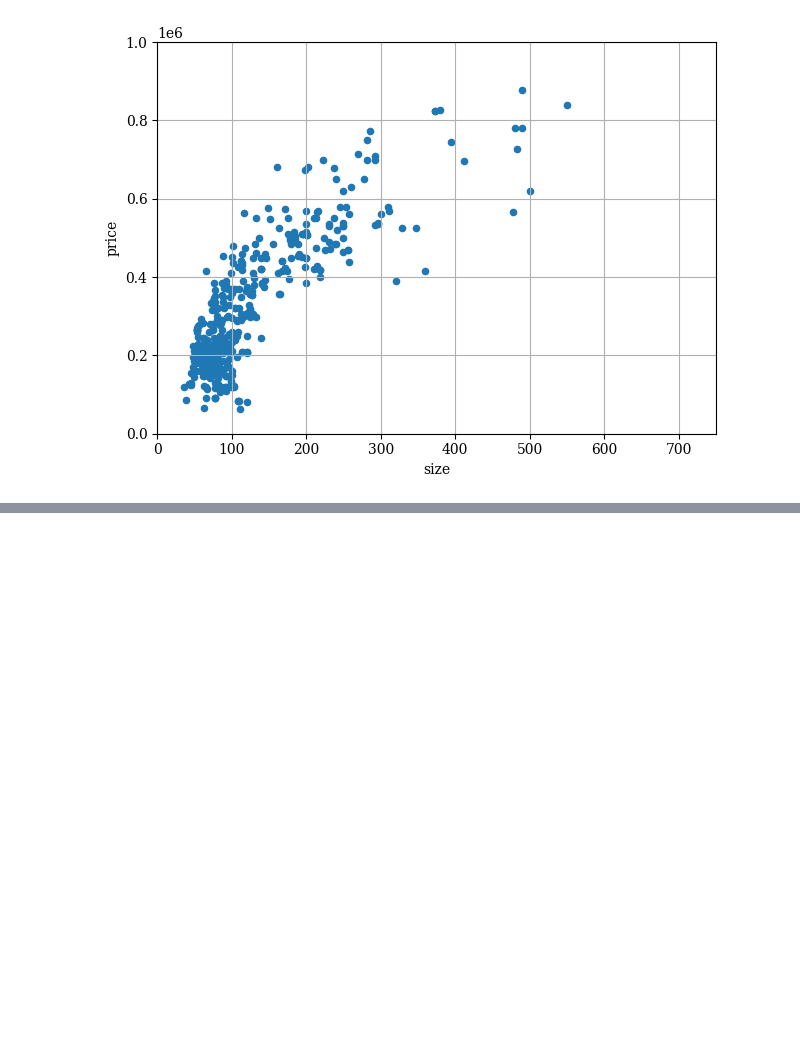
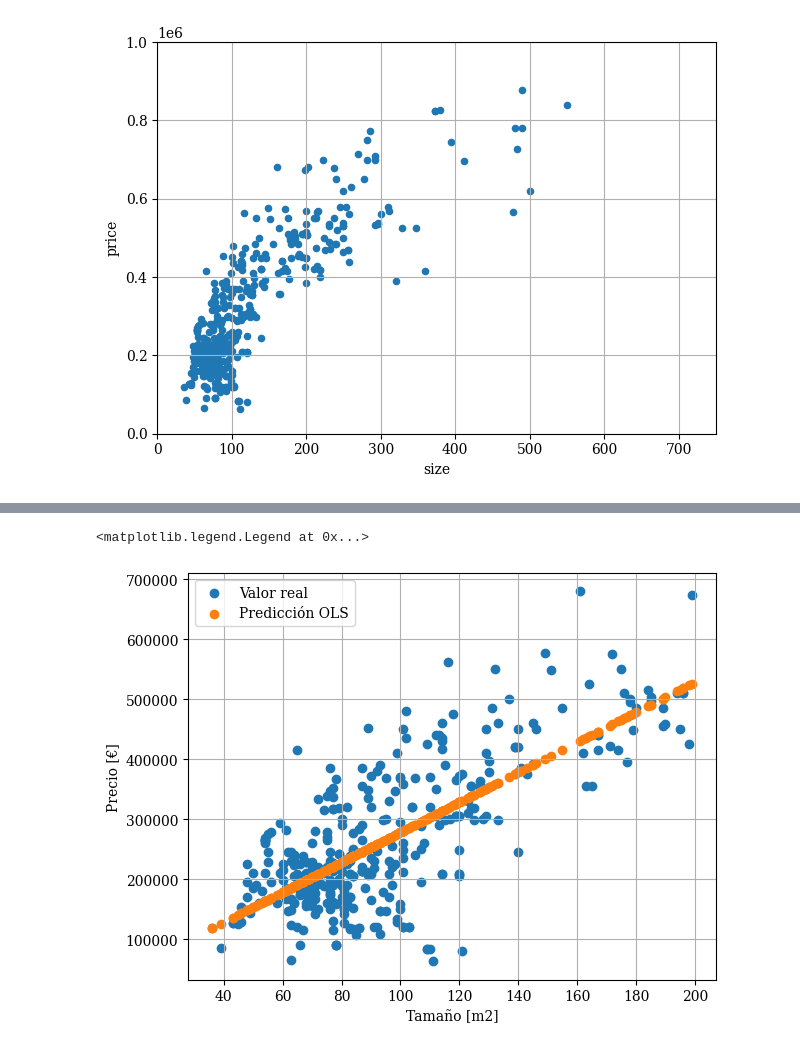
Before and after one commit to MiguelPuntoEs/ufm-python-for-finance, a Jupyter notebook: 10 Idealista.ipynb, the cells around one changed output, grey strips where cells are left out. Cells and saved outputs as stored; diff of their text form; code cells hidden in the pictures; blank space fills up the shorter version.

```diff
--- a/10 Idealista.ipynb
+++ b/10 Idealista.ipynb
@@ -122,3 +124,7 @@ fig.update_layout(
     map_style="carto-positron"
 )
 fig.show()
+# %%
+# px.scatter(df['size'], df['price'])
+df_ = df.query('size < 200')
+px.scatter(df_, x='size', y='price') #, log_x=True, log_y=True)
@@ -124,0 +135,12 @@ fig.show()
+# %%
+import statsmodels.api as sm
+
+y = df_['price'].to_numpy()
+X = df_[['size']].to_numpy()
+
+# Añadir intercepto
+X = sm.add_constant(X)
+# %%
+model = sm.OLS(y, X)
+results = model.fit()
+results.summary()
@@ -124,0 +167,13 @@ fig.show()
+# %%
+y_pred = results.predict(X)
+
+fig, ax = plt.subplots()
+ax.scatter(df_['size'], y, label='Valor real')
+ax.scatter(df_['size'], y_pred, label='Predicción OLS')
+ax.set_xlabel('Tamaño [m2]')
+ax.set_ylabel('Precio [€]')
+
+ax.legend()
+# %% [output]
+<matplotlib.legend.Legend at 0x...>
+[figure, added]
```
Also changed, not shown: parts of 9 cells of this notebook, 2 other files.
